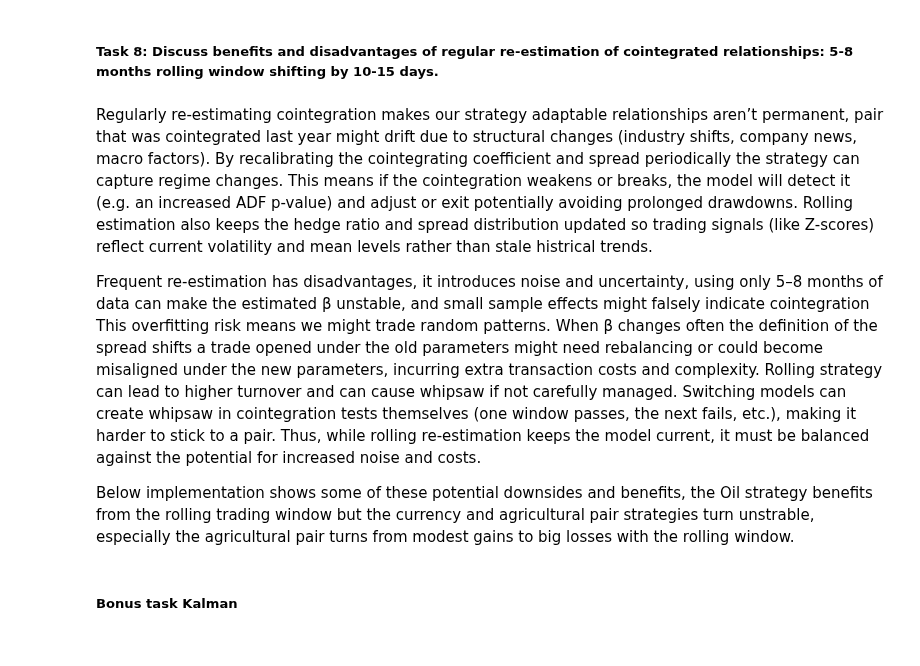
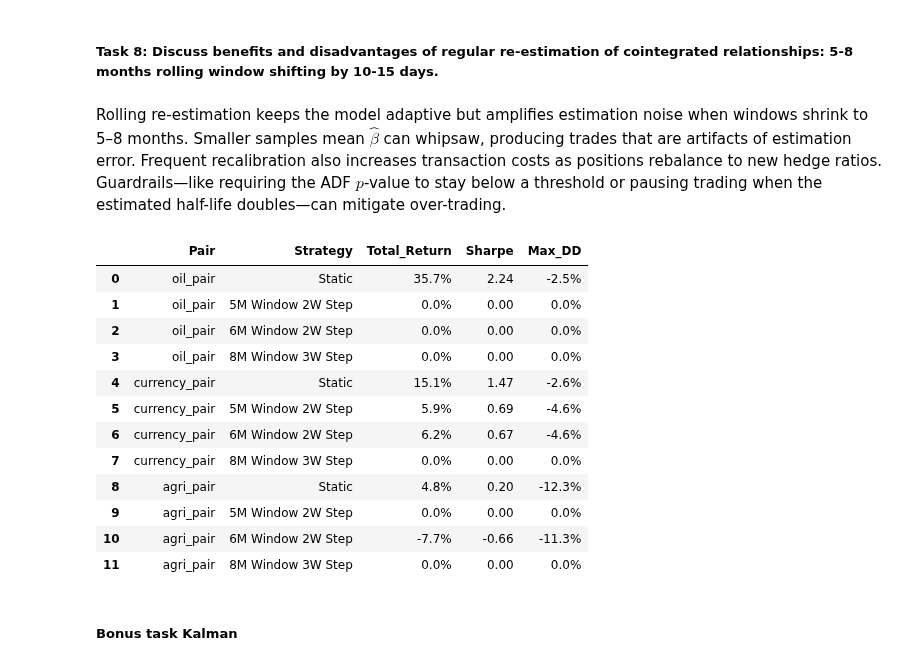
Before and after one commit to gustavlan/cointegration-analysis, a Jupyter notebook: notebooks/analysis.ipynb, the cells around one changed output. Cells and saved outputs as stored; diff of their text form; code cells hidden in the pictures.

```diff
--- a/notebooks/analysis.ipynb
+++ b/notebooks/analysis.ipynb
@@ -473,12 +452,14 @@ We want to find some optimal value of $Z$ which we can do simply by sweeping $Z
 # %%
-# Sweeps Z ∈ [0.5, 3.0] by 0.1 using analyze_pairs_nb simulates band-entry/exit on EG spreads with cost and optional z-normalization
-# Plot utilities live in cointegration_analysis.analytics.plotting (hedge β, spread and z-score, tally trades, pick best_Z)
+# Sweep Z thresholds and capture optimization tables
 summary_df, opt_tables = analyze_pairs_nb(
-    all_data, selected,
-    Z_min=0.5, Z_max=3.0, dZ=0.1,
-    cost=0.002,
-    normalize=True
-)
+    all_data,
+    selected,
+    Z_min=Z_SWEEP["min"],
+    Z_max=Z_SWEEP["max"],
+    dZ=Z_SWEEP["step"],
+    cost=TRANSACTION_COST,
+    normalize=True,
+ )
 summary_df
 # %% [output]
 [figure]
@@ -544,14 +508,13 @@ Across folds, several elements change because they are re‑estimated on the fol
 # %%
-# Run 5 fold time-series CV best_Z with 20 bps cost returns cv_results and fold level artifacts.
-
+# Run 5-fold time-series cross-validation using the optimized Z thresholds
 cv_results, cv_artifacts = run_cv_over_pairs(
     all_data,
     selected,
     summary_df.set_index("pair")["best_Z"].to_dict(),
     n_splits=5,
-    return_artifacts=True,  # Collect artifcats to mae task 7 stitching easier
-    transaction_costs=0.002
-)
+    return_artifacts=True,
+    transaction_costs=TRANSACTION_COST,
+ )
 
 cv_results
 # %% [output]
@@ -643,17 +602,30 @@ Agricultural and oil pair show decent gains but currency stayed flat. All 3 pair
 # %% [markdown]
 ##### Task 8: Discuss benefits and disadvantages of regular re-estimation of cointegrated relationships: 5-8 months rolling window shifting by 10-15 days.
 # %% [markdown]
-Regularly re-estimating cointegration makes our strategy adaptable relationships aren’t permanent, pair that was cointegrated last year might drift due to structural changes (industry shifts, company news, macro factors). By recalibrating the cointegrating coefficient and spread periodically the strategy can capture regime changes.  This means if the cointegration weakens or breaks, the model will detect it (e.g. an increased ADF p-value) and adjust or exit potentially avoiding prolonged drawdowns. Rolling estimation also keeps the hedge ratio and spread distribution updated so trading signals (like Z-scores) reflect current volatility and mean levels rather than stale histrical trends.
-
-Frequent re-estimation has disadvantages, it introduces noise and uncertainty, using only 5–8 months of data can make the estimated β unstable, and small sample effects might falsely indicate cointegration This overfitting risk means we might trade random patterns. When β changes often the definition of the spread shifts a trade opened under the old parameters might need rebalancing or could become misaligned under the new parameters, incurring extra transaction costs and complexity. Rolling strategy can lead to higher turnover and can cause whipsaw if not carefully managed. Switching models can create whipsaw in cointegration tests themselves (one window passes, the next fails, etc.), making it harder to stick to a pair. Thus, while rolling re-estimation keeps the model current, it must be balanced against the potential for increased noise and costs.
-
-Below implementation shows some of these potential downsides and benefits, the Oil strategy benefits from the rolling trading window but the currency and agricultural pair strategies turn unstrable, especially the agricultural pair turns from modest gains to big losses with the rolling window.
+Rolling re-estimation keeps the model adaptive but amplifies estimation noise when windows shrink to 5–8 months. Smaller samples mean $\hat{\beta}$ can whipsaw, producing trades that are artifacts of estimation error. Frequent recalibration also increases transaction costs as positions rebalance to new hedge ratios. Guardrails—like requiring the ADF $p$-value to stay below a threshold or pausing trading when the estimated half-life doubles—can mitigate over-trading.
 # %%
-# rolling_cointegration_analysis  compare static vs rolling-window strategies using best_Z
-
-comparison_df = rolling_cointegration_analysis(all_data, selected, summary_df.set_index("pair")["best_Z"].to_dict())
+# Compare static versus rolling-window strategies using the best Z thresholds
+comparison_df = rolling_cointegration_analysis(
+    all_data,
+    selected,
+    summary_df.set_index("pair")["best_Z"].to_dict(),
+)
 
 comparison_df
+# %% [output]
+|  | Pair | Strategy | Total_Return | Sharpe | Max_DD |
+| 0 | oil_pair | Static | 35.7% | 2.24 | -2.5% |
+| 1 | oil_pair | 5M Window 2W Step | 0.0% | 0.00 | 0.0% |
+| 2 | oil_pair | 6M Window 2W Step | 0.0% | 0.00 | 0.0% |
+| 3 | oil_pair | 8M Window 3W Step | 0.0% | 0.00 | 0.0% |
+| 4 | currency_pair | Static | 15.1% | 1.47 | -2.6% |
+| 5 | currency_pair | 5M Window 2W Step | 5.9% | 0.69 | -4.6% |
+| 6 | currency_pair | 6M Window 2W Step | 6.2% | 0.67 | -4.6% |
+| 7 | currency_pair | 8M Window 3W Step | 0.0% | 0.00 | 0.0% |
+| 8 | agri_pair | Static | 4.8% | 0.20 | -12.3% |
+| 9 | agri_pair | 5M Window 2W Step | 0.0% | 0.00 | 0.0% |
+| 10 | agri_pair | 6M Window 2W Step | -7.7% | -0.66 | -11.3% |
+| 11 | agri_pair | 8M Window 3W Step | 0.0% | 0.00 | 0.0% |
 # %% [markdown]
 ##### Bonus task Kalman
 # %%
```
Also changed, not shown: parts of 37 cells of this notebook.
